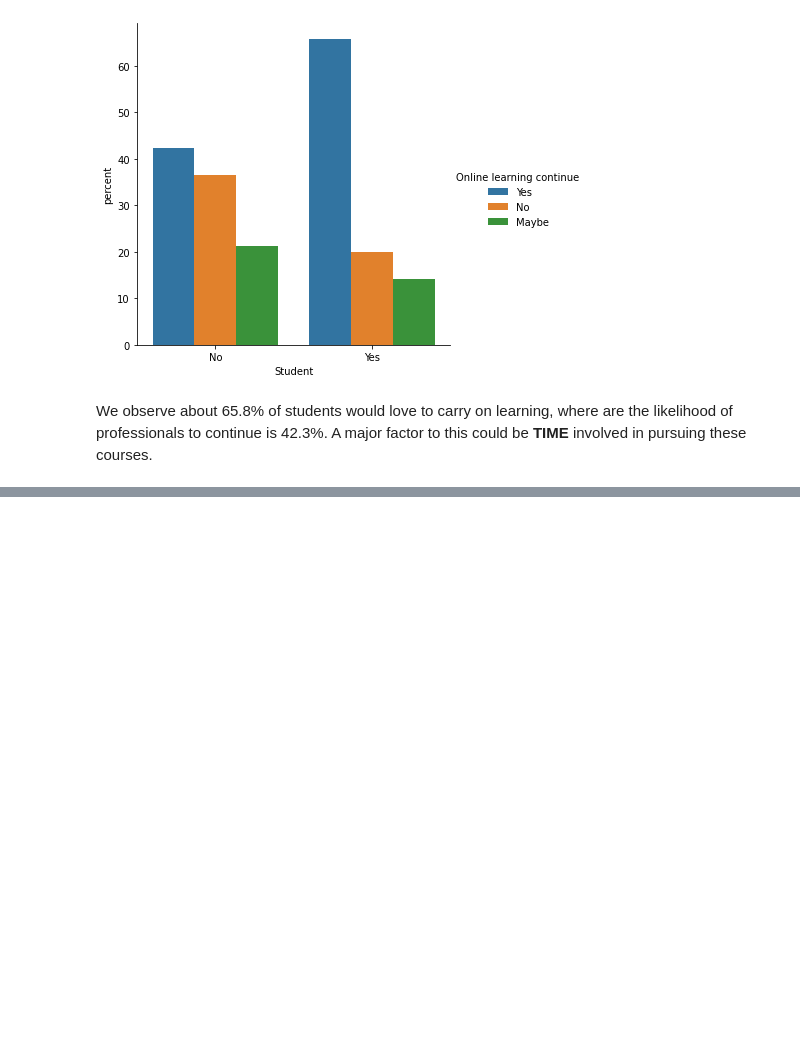
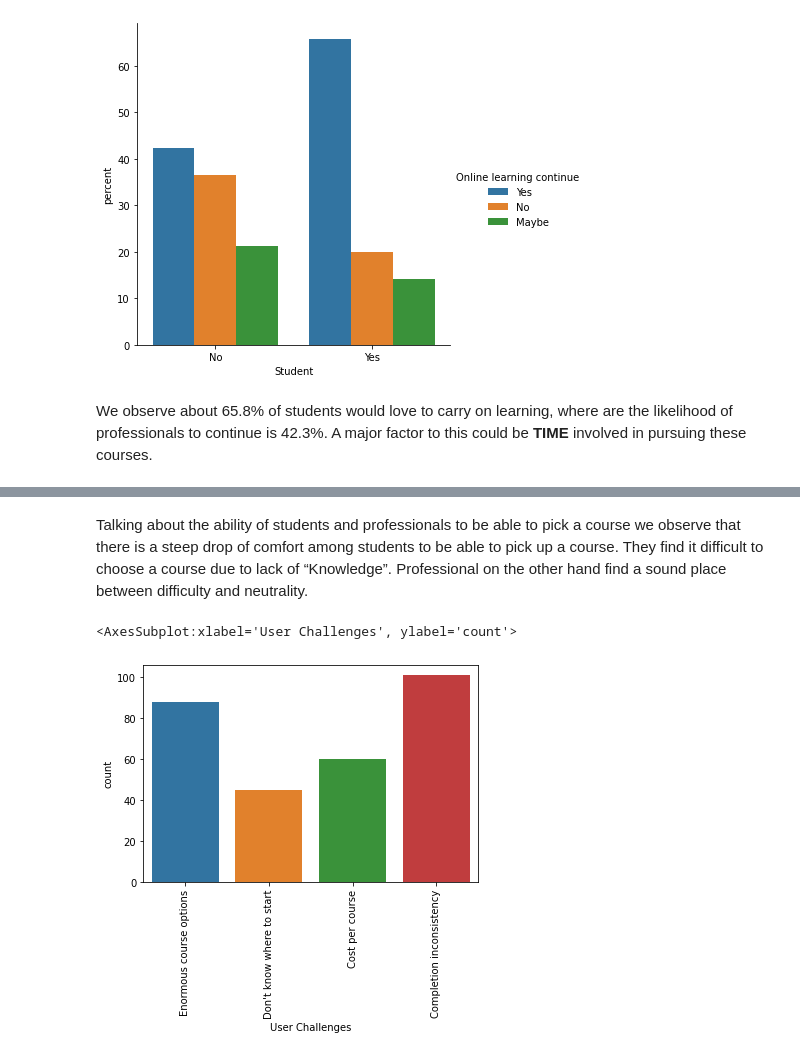
Before and after one commit to ginelledsouza/Student_Course_Segmentation, a Jupyter notebook: Student Segmentation.ipynb, the cells around one changed output, grey strips where cells are left out. Drawn from its saved outputs; the diff is of its cells as text; code cells hidden in the pictures; blank space fills up the shorter version.

```diff
--- a/Student Segmentation.ipynb
+++ b/Student Segmentation.ipynb
@@ -99,0 +111,33 @@ We observe about 65.8% of students would love to carry on learning, where are th
+# %% [markdown]
+Talking about the ability of students and professionals to be able to pick a course we observe that there is a steep drop of comfort among students to be able to pick up a course. They find it difficult to choose a course due to lack of “Knowledge”. Professional on the other hand find a sound place between difficulty and neutrality.
+# %%
+df = data.copy()
+df.fillna('',inplace=True)
+
+for j in range(len(df['Challenges to pick a course'])):
+    column = df['Challenges to pick a course'][j].split(";")
+    for value in column:
+        df.loc[df.index == j, value.strip()] = value.strip()
+
+dropcolumns = ['Date', 'Age Group', 'Student','Participated in online learning', 'Is online learning helpful',
+               'Upgrade skills through online learning', 'Ease to pick a course', 'Challenges to pick a course',
+               'Online learning continue', 'Interest']
+
+df.drop(dropcolumns,inplace=True,axis=1)
+
+permanent = df.columns[:1].tolist()
+temporary = df.columns[1:].tolist()
+
+final = pd.melt(df, id_vars=permanent, value_vars=temporary)
+final = final[final['value'].notna()]
+
+final.drop('variable',inplace=True,axis=1)
+final.rename(columns={"value": "User Challenges"}, inplace=True)
+final = final[final['User Challenges'] != '']
+
+plt.xticks(rotation=90)
+
+sns.countplot(x='User Challenges',data=final)
+# %% [output]
+<AxesSubplot:xlabel='User Challenges', ylabel='count'>
+[figure, added]
```
Also changed, not shown: parts of 4 cells of this notebook.
